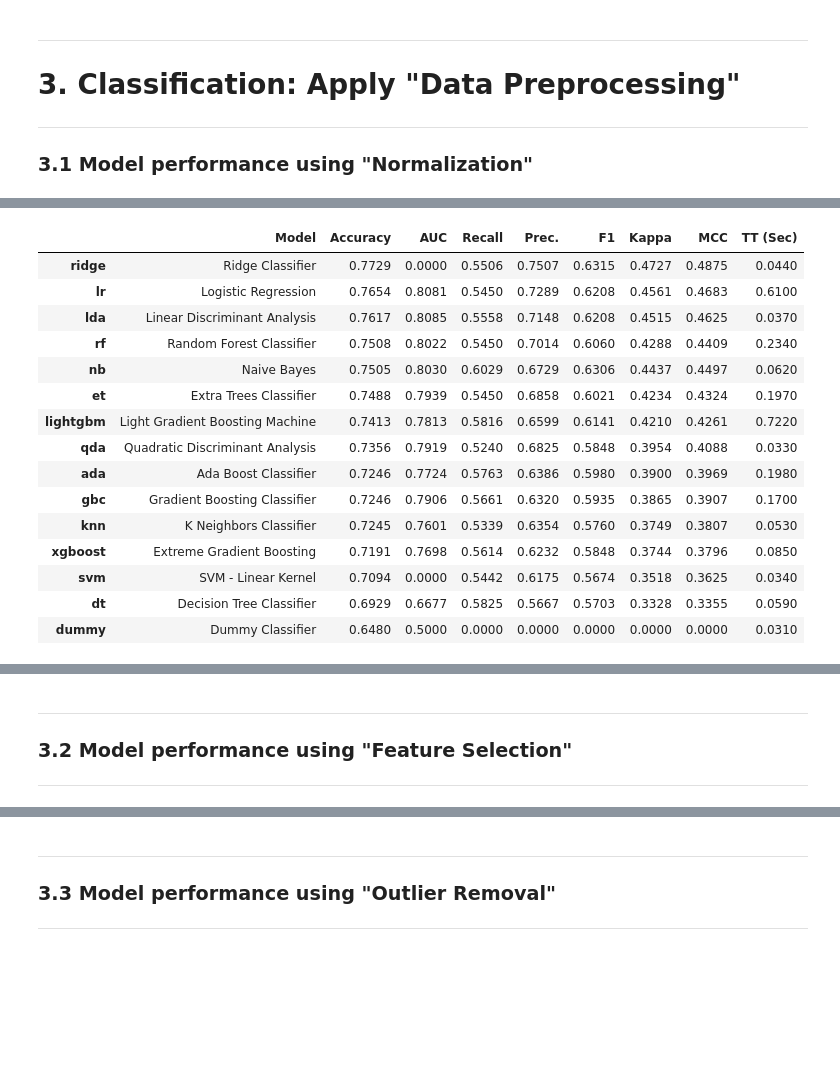
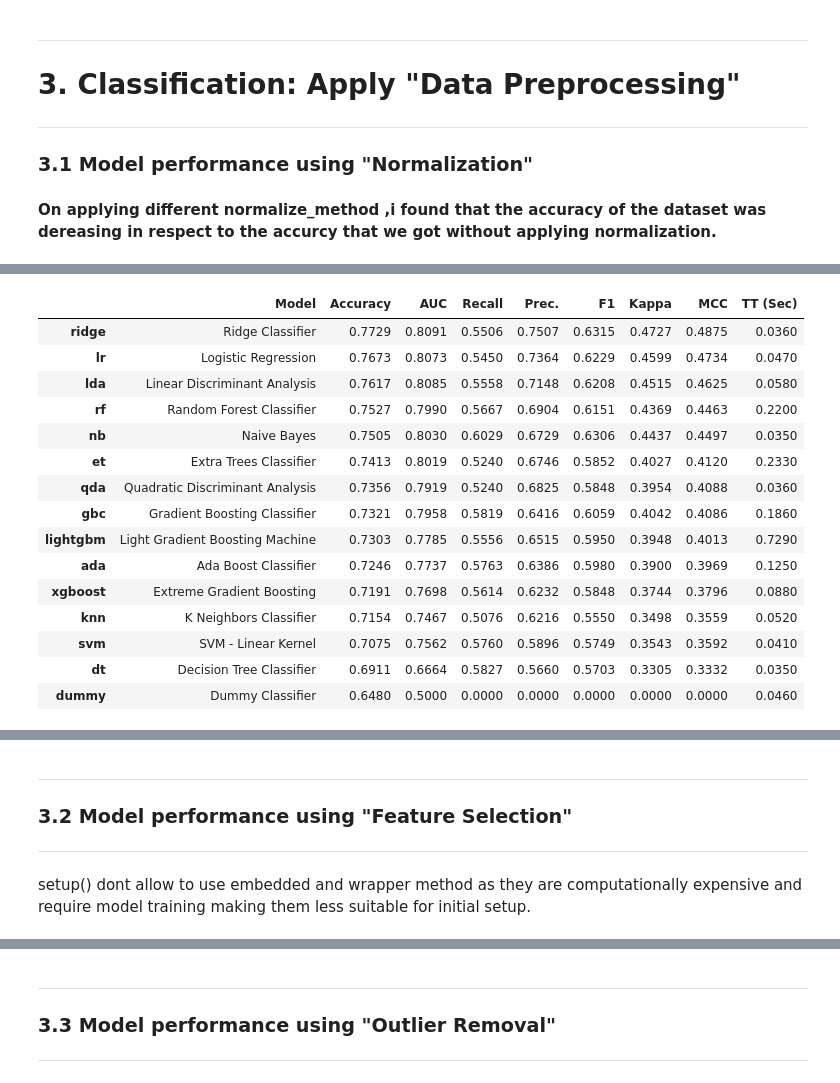
Before and after one commit to sagar09navneet/-Getting-and-Cleaning-Data-Course-Project, a Jupyter notebook: 02_Classification.ipynb, the cells around one changed output, grey strips where cells are left out. Cells and saved outputs as stored; diff of their text form; code cells hidden in the pictures; blank space fills up the shorter version.

```diff
--- a/02_Classification.ipynb
+++ b/02_Classification.ipynb
@@ -217,38 +267,42 @@ import pandas as pd
 ---
 
 ### **3.1 Model performance using "Normalization"**
+# %% [markdown]
+**On applying different normalize_method ,i found that the accuracy of the dataset was dereasing in respect to the accurcy that we got without applying normalization.**
 # %%
 diabetesDataSet = get_data("diabetes", verbose=False)
 diabetesDataSet.columns = diabetesDataSet.columns.str.replace(' ', '_')
 setup(data=diabetesDataSet, target='Class_variable',
-      normalize = True, normalize_method = 'zscore',
+      normalize = True, normalize_method = 'robust',
       data_split_shuffle = False, data_split_stratify = False, verbose=False)
 cm = compare_models()
 
 # Re-run the code again for different parameters
 # normalize_method = {zscore, minmax, maxabs, robust}
 # %% [output]
 [interactive output not drawn]
 |  | Model | Accuracy | AUC | Recall | Prec. | F1 | Kappa | MCC | TT (Sec) |
-| ridge | Ridge Classifier | 0.7729 | 0.0000 | 0.5506 | 0.7507 | 0.6315 | 0.4727 | 0.4875 | 0.0440 |
-| lr | Logistic Regression | 0.7654 | 0.8081 | 0.5450 | 0.7289 | 0.6208 | 0.4561 | 0.4683 | 0.6100 |
-| lda | Linear Discriminant Analysis | 0.7617 | 0.8085 | 0.5558 | 0.7148 | 0.6208 | 0.4515 | 0.4625 | 0.0370 |
-| rf | Random Forest Classifier | 0.7508 | 0.8022 | 0.5450 | 0.7014 | 0.6060 | 0.4288 | 0.4409 | 0.2340 |
-| nb | Naive Bayes | 0.7505 | 0.8030 | 0.6029 | 0.6729 | 0.6306 | 0.4437 | 0.4497 | 0.0620 |
-| et | Extra Trees Classifier | 0.7488 | 0.7939 | 0.5450 | 0.6858 | 0.6021 | 0.4234 | 0.4324 | 0.1970 |
-| lightgbm | Light Gradient Boosting Machine | 0.7413 | 0.7813 | 0.5816 | 0.6599 | 0.6141 | 0.4210 | 0.4261 | 0.7220 |
-| qda | Quadratic Discriminant Analysis | 0.7356 | 0.7919 | 0.5240 | 0.6825 | 0.5848 | 0.3954 | 0.4088 | 0.0330 |
-| ada | Ada Boost Classifier | 0.7246 | 0.7724 | 0.5763 | 0.6386 | 0.5980 | 0.3900 | 0.3969 | 0.1980 |
-| gbc | Gradient Boosting Classifier | 0.7246 | 0.7906 | 0.5661 | 0.6320 | 0.5935 | 0.3865 | 0.3907 | 0.1700 |
-| knn | K Neighbors Classifier | 0.7245 | 0.7601 | 0.5339 | 0.6354 | 0.5760 | 0.3749 | 0.3807 | 0.0530 |
-| xgboost | Extreme Gradient Boosting | 0.7191 | 0.7698 | 0.5614 | 0.6232 | 0.5848 | 0.3744 | 0.3796 | 0.0850 |
-| svm | SVM - Linear Kernel | 0.7094 | 0.0000 | 0.5442 | 0.6175 | 0.5674 | 0.3518 | 0.3625 | 0.0340 |
-| dt | Decision Tree Classifier | 0.6929 | 0.6677 | 0.5825 | 0.5667 | 0.5703 | 0.3328 | 0.3355 | 0.0590 |
-| dummy | Dummy Classifier | 0.6480 | 0.5000 | 0.0000 | 0.0000 | 0.0000 | 0.0000 | 0.0000 | 0.0310 |
+| ridge | Ridge Classifier | 0.7729 | 0.8091 | 0.5506 | 0.7507 | 0.6315 | 0.4727 | 0.4875 | 0.0360 |
+| lr | Logistic Regression | 0.7673 | 0.8073 | 0.5450 | 0.7364 | 0.6229 | 0.4599 | 0.4734 | 0.0470 |
+| lda | Linear Discriminant Analysis | 0.7617 | 0.8085 | 0.5558 | 0.7148 | 0.6208 | 0.4515 | 0.4625 | 0.0580 |
+| rf | Random Forest Classifier | 0.7527 | 0.7990 | 0.5667 | 0.6904 | 0.6151 | 0.4369 | 0.4463 | 0.2200 |
+| nb | Naive Bayes | 0.7505 | 0.8030 | 0.6029 | 0.6729 | 0.6306 | 0.4437 | 0.4497 | 0.0350 |
+| et | Extra Trees Classifier | 0.7413 | 0.8019 | 0.5240 | 0.6746 | 0.5852 | 0.4027 | 0.4120 | 0.2330 |
+| qda | Quadratic Discriminant Analysis | 0.7356 | 0.7919 | 0.5240 | 0.6825 | 0.5848 | 0.3954 | 0.4088 | 0.0360 |
+| gbc | Gradient Boosting Classifier | 0.7321 | 0.7958 | 0.5819 | 0.6416 | 0.6059 | 0.4042 | 0.4086 | 0.1860 |
+| lightgbm | Light Gradient Boosting Machine | 0.7303 | 0.7785 | 0.5556 | 0.6515 | 0.5950 | 0.3948 | 0.4013 | 0.7290 |
+| ada | Ada Boost Classifier | 0.7246 | 0.7737 | 0.5763 | 0.6386 | 0.5980 | 0.3900 | 0.3969 | 0.1250 |
+| xgboost | Extreme Gradient Boosting | 0.7191 | 0.7698 | 0.5614 | 0.6232 | 0.5848 | 0.3744 | 0.3796 | 0.0880 |
+| knn | K Neighbors Classifier | 0.7154 | 0.7467 | 0.5076 | 0.6216 | 0.5550 | 0.3498 | 0.3559 | 0.0520 |
+| svm | SVM - Linear Kernel | 0.7075 | 0.7562 | 0.5760 | 0.5896 | 0.5749 | 0.3543 | 0.3592 | 0.0410 |
+| dt | Decision Tree Classifier | 0.6911 | 0.6664 | 0.5827 | 0.5660 | 0.5703 | 0.3305 | 0.3332 | 0.0350 |
+| dummy | Dummy Classifier | 0.6480 | 0.5000 | 0.0000 | 0.0000 | 0.0000 | 0.0000 | 0.0000 | 0.0460 |
 [interactive output not drawn]
 # %% [markdown]
 ---
 ### **3.2 Model performance using "Feature Selection"**
 ---
+# %% [markdown]
+setup() dont allow to use embedded and wrapper method as they are computationally expensive and require model training making them less suitable for initial setup.
 # %%
 setup(data=diabetesDataSet, target='Class_variable',
```
Also changed, not shown: parts of 12 cells of this notebook.
